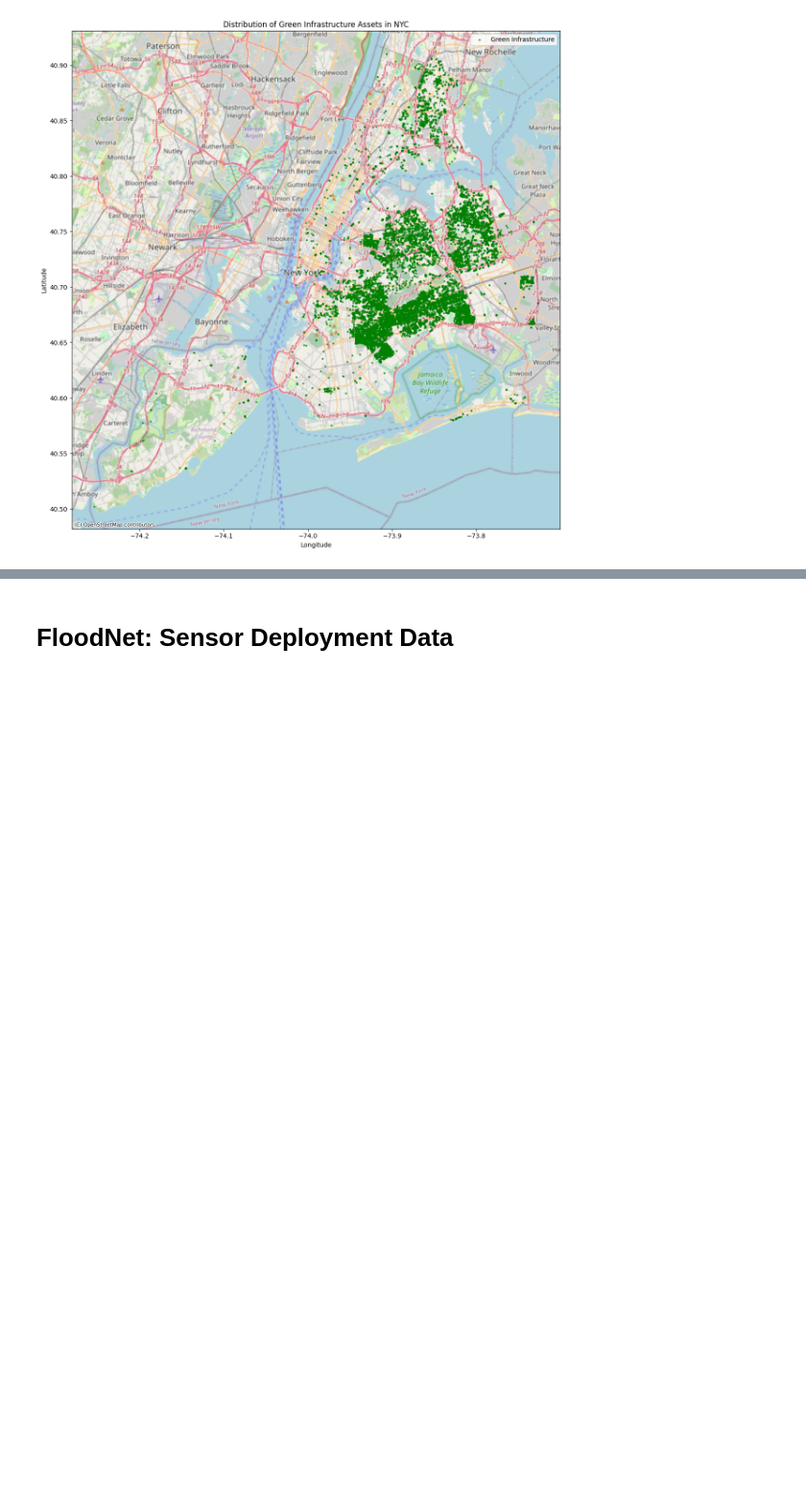
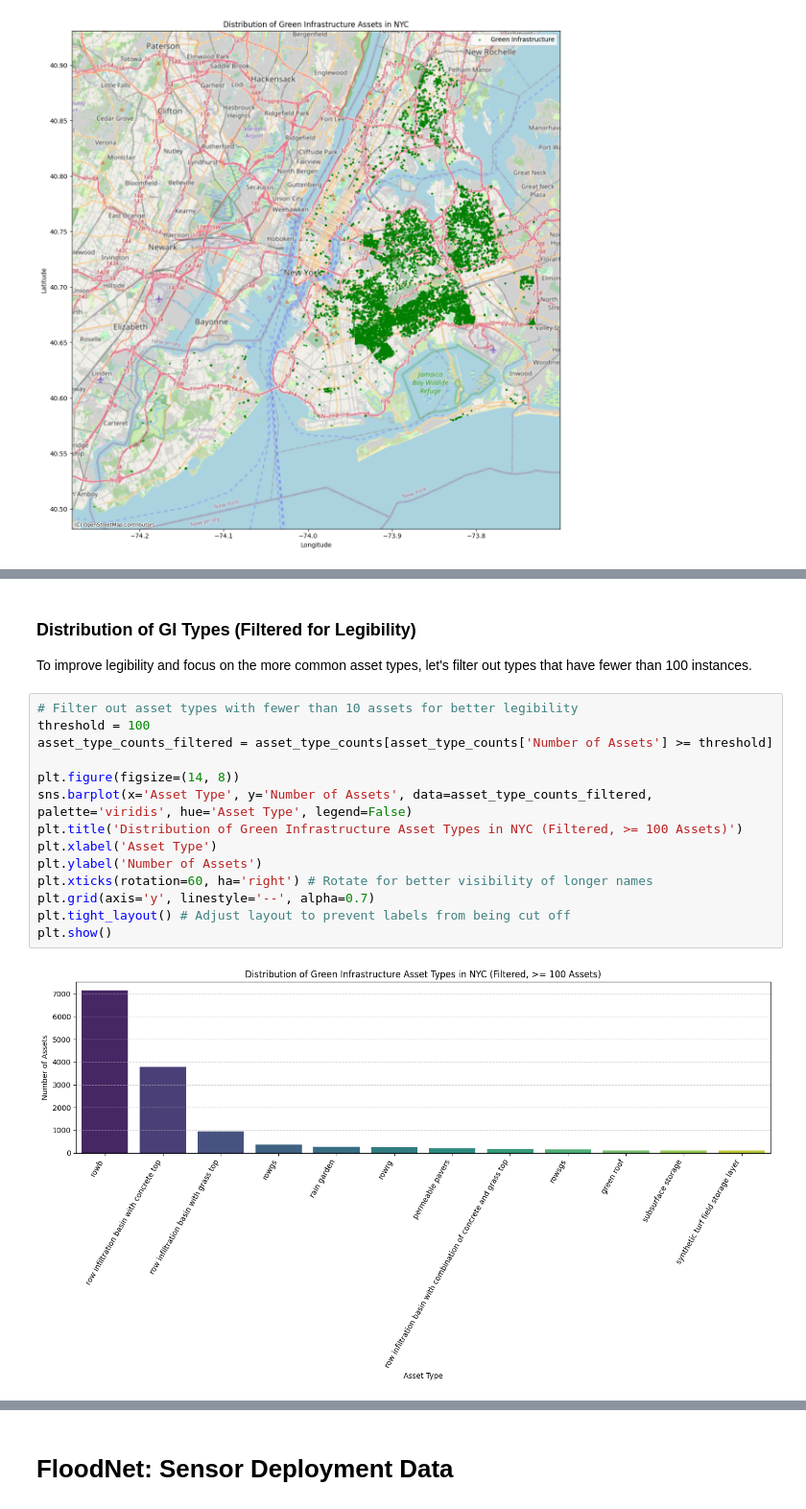
Before and after one commit to ambersafeer/NYC-Flooding_CS439-Final-Project, a Jupyter notebook: nycflooding.ipynb, the cells around one changed output, grey strips where cells are left out. Shown at 96% size. Drawn from its saved outputs; the diff is of its cells as text; blank space fills up the shorter version.

```diff
--- a/nycflooding.ipynb
+++ b/nycflooding.ipynb
@@ -288,0 +305,20 @@ plt.show()
+# %% [markdown]
+### Distribution of GI Types (Filtered for Legibility)
+
+To improve legibility and focus on the more common asset types, let's filter out types that have fewer than 100 instances.
+# %%
+# Filter out asset types with fewer than 10 assets for better legibility
+threshold = 100
+asset_type_counts_filtered = asset_type_counts[asset_type_counts['Number of Assets'] >= threshold]
+
+plt.figure(figsize=(14, 8))
+sns.barplot(x='Asset Type', y='Number of Assets', data=asset_type_counts_filtered, palette='viridis', hue='Asset Type', legend=False)
+plt.title('Distribution of Green Infrastructure Asset Types in NYC (Filtered, >= 100 Assets)')
+plt.xlabel('Asset Type')
+plt.ylabel('Number of Assets')
+plt.xticks(rotation=60, ha='right') # Rotate for better visibility of longer names
+plt.grid(axis='y', linestyle='--', alpha=0.7)
+plt.tight_layout() # Adjust layout to prevent labels from being cut off
+plt.show()
+# %% [output]
+[figure, added]
```
Also changed, not shown: parts of 31 cells of this notebook.
